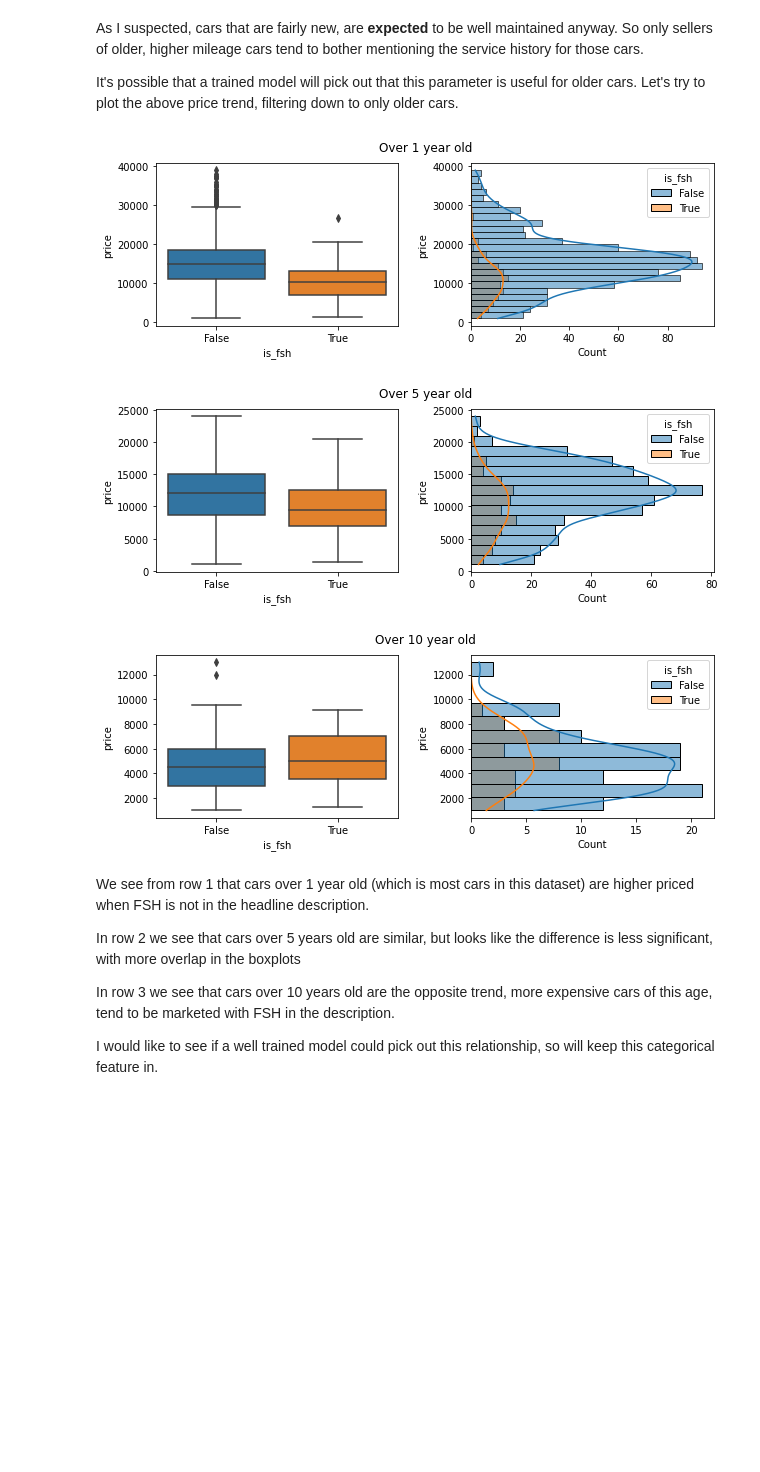
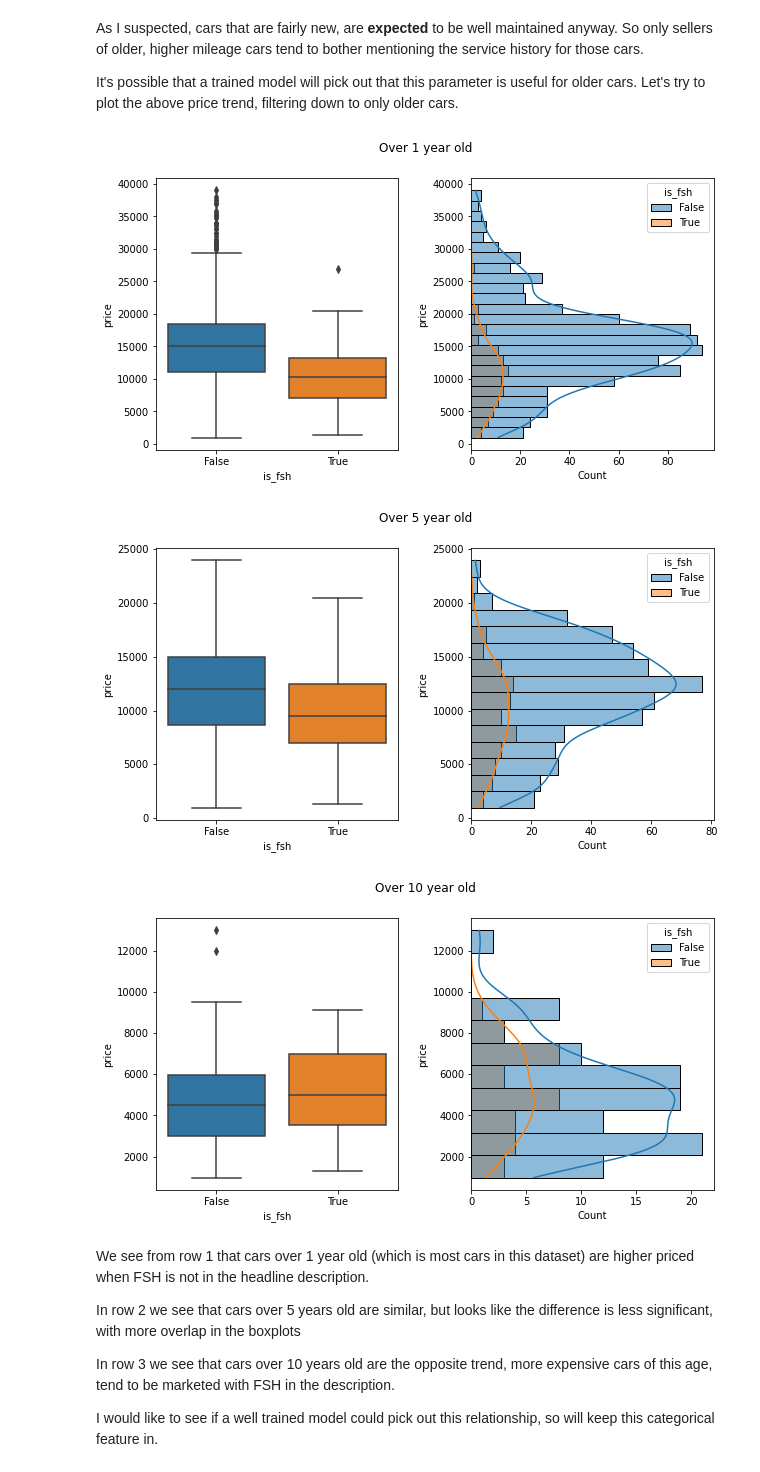
Before and after one commit to adin786/autotrader-analysis, a Jupyter notebook: autotrader_analysis.ipynb, the cells around one changed output. Saved outputs shown, nothing was run; the diff lists cells and outputs as text; code cells hidden in the pictures; blank space fills up the shorter version.

```diff
--- a/autotrader_analysis.ipynb
+++ b/autotrader_analysis.ipynb
@@ -381,3 +406,10 @@ Not much of a correlation between price vs image_count, but it had a reasonable
+# %%
+# Reassign to category type
+df.engine_size = df.engine_size.astype('category')
+# %%
+# Fill any unknown with "unknown"
+df.engine_size = df.engine_size.cat.add_categories(-1)
+df.engine_size = df.engine_size.fillna(-1)
 # %% [markdown]
 <a name="data-exploration-categorical"></a>
 # Data exploration (categorical)
@@ -599,18 +615,18 @@ As I suspected, cars that are fairly new, are **expected** to be well maintained
 It's possible that a trained model will pick out that this parameter is useful for older cars.  Let's try to plot the above price trend, filtering down to only older cars.
 # %%
 # Over 1 yr old
-plotBinaryPrice('is_fsh',df[df.age > 1],sizeh=3,title='Over 1 year old')
+plotBinaryPrice('is_fsh',df[df.age > 1],title='Over 1 year old')
 
 # Over 5 yr old
-plotBinaryPrice('is_fsh',df[df.age > 5],sizeh=3,title='Over 5 year old')
+plotBinaryPrice('is_fsh',df[df.age > 5],title='Over 5 year old')
 
 # Over 10 yr old
-plotBinaryPrice('is_fsh',df[df.age > 10],sizeh=3,title='Over 10 year old')
+plotBinaryPrice('is_fsh',df[df.age > 10],title='Over 10 year old')
 saveplot('fsh10yr')
 # %% [output]
-[figure, old version]
+[figure, new version]
-[figure, old version]
+[figure, new version]
-[figure, old version]
+[figure, new version]
 # %% [markdown]
 We see from row 1 that cars over 1 year old (which is most cars in this dataset) are higher priced when FSH is not in the headline description.
 
```
Also changed, not shown: parts of 50 cells of this notebook.
